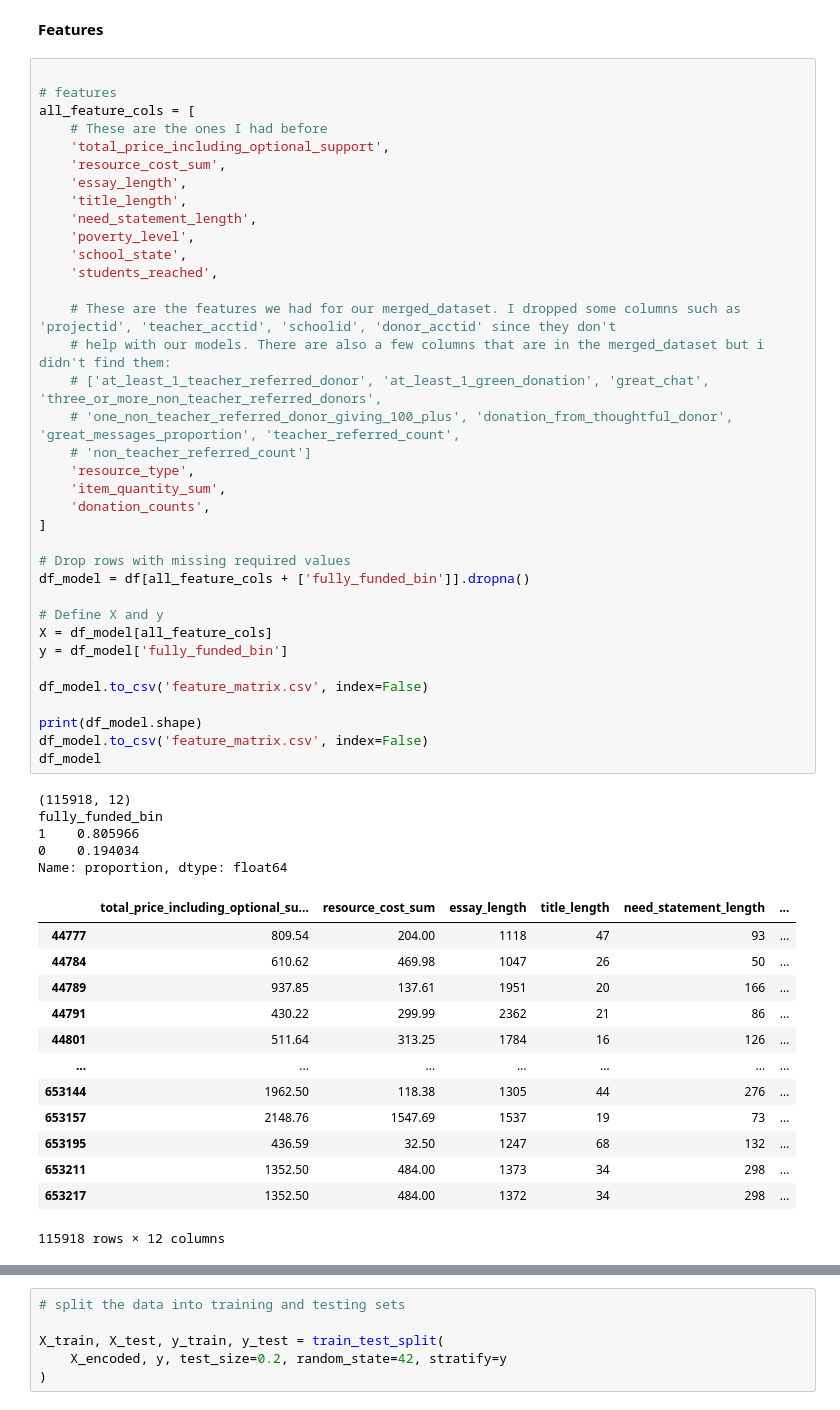
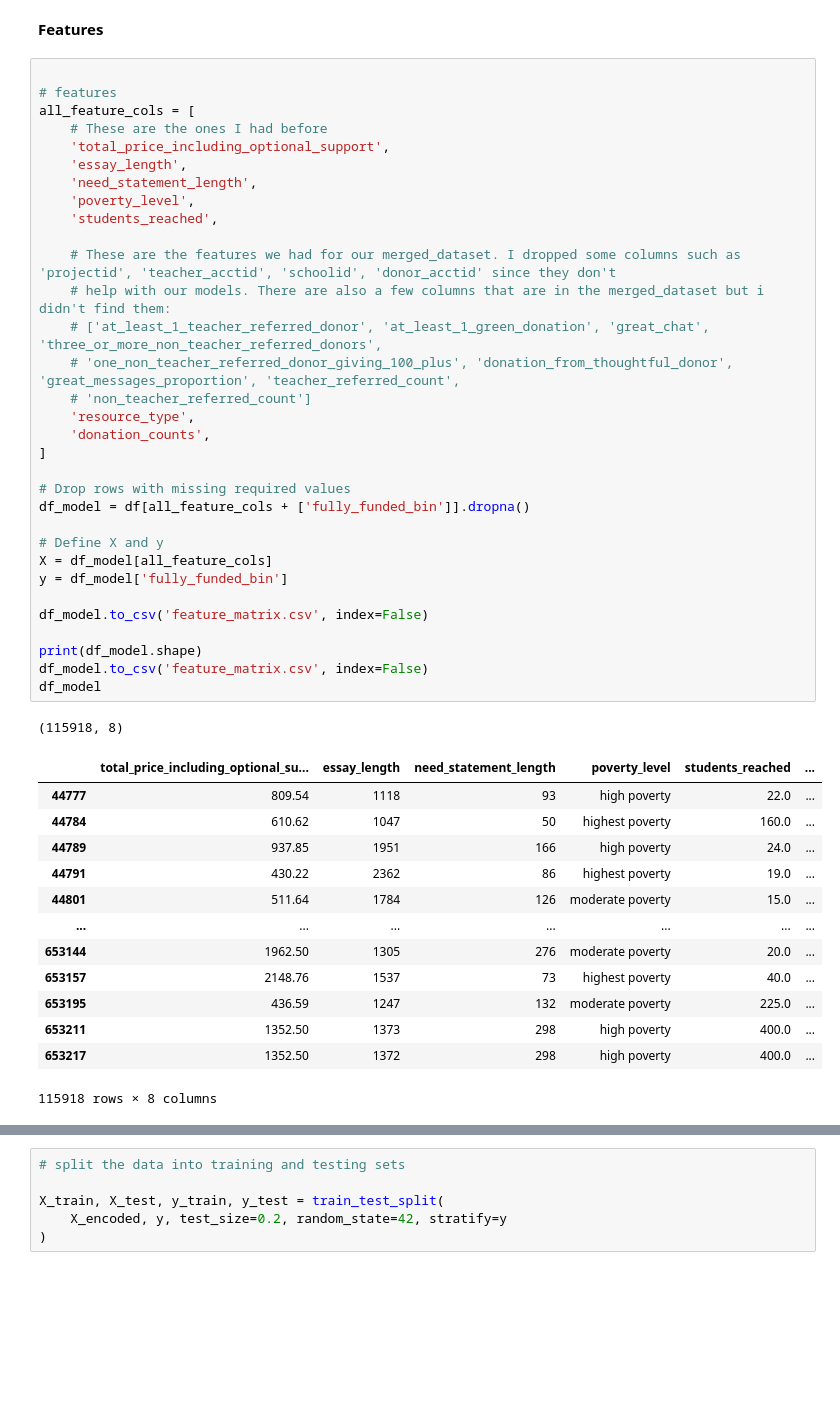
Before and after one commit to anshika2698/ML-PROJECT-GROUP-14, a Jupyter notebook: mlp_updated.ipynb, the cells around one changed output, grey strips where cells are left out. Saved outputs shown, nothing was run; the diff lists cells and outputs as text; blank space fills up the shorter version.

```diff
--- a/mlp_updated.ipynb
+++ b/mlp_updated.ipynb
@@ -149,55 +149,47 @@ Name: count, dtype: int64
 all_feature_cols = [
     # These are the ones I had before
     'total_price_including_optional_support',
-    'resource_cost_sum',
     'essay_length',
-    'title_length',
     'need_statement_length',
     'poverty_level',
-    'school_state',
     'students_reached',
 
     # These are the features we had for our merged_dataset. I dropped some columns such as 'projectid', 'teacher_acctid', 'schoolid', 'donor_acctid' since they don't
     # help with our models. There are also a few columns that are in the merged_dataset but i didn't find them:
     # ['at_least_1_teacher_referred_donor', 'at_least_1_green_donation', 'great_chat', 'three_or_more_non_teacher_referred_donors',
     # 'one_non_teacher_referred_donor_giving_100_plus', 'donation_from_thoughtful_donor', 'great_messages_proportion', 'teacher_referred_count',
     # 'non_teacher_referred_count']
     'resource_type',
-    'item_quantity_sum',
     'donation_counts',
 ]
 
 # Drop rows with missing required values
 df_model = df[all_feature_cols + ['fully_funded_bin']].dropna()
 
 # Define X and y
 X = df_model[all_feature_cols]
 y = df_model['fully_funded_bin']
 
 df_model.to_csv('feature_matrix.csv', index=False)
 
 print(df_model.shape)
 df_model.to_csv('feature_matrix.csv', index=False)
 df_model
 # %% [output]
-(115918, 12)
-fully_funded_bin
-1    0.805966
-0    0.194034
-Name: proportion, dtype: float64
+(115918, 8)
-|  | total_price_including_optional_su... | resource_cost_sum | essay_length | title_length | need_statement_length | ... |
-| 44777 | 809.54 | 204.00 | 1118 | 47 | 93 | ... |
-| 44784 | 610.62 | 469.98 | 1047 | 26 | 50 | ... |
-| 44789 | 937.85 | 137.61 | 1951 | 20 | 166 | ... |
-| 44791 | 430.22 | 299.99 | 2362 | 21 | 86 | ... |
-| 44801 | 511.64 | 313.25 | 1784 | 16 | 126 | ... |
+|  | total_price_including_optional_su... | essay_length | need_statement_length | poverty_level | students_reached | ... |
+| 44777 | 809.54 | 1118 | 93 | high poverty | 22.0 | ... |
+| 44784 | 610.62 | 1047 | 50 | highest poverty | 160.0 | ... |
+| 44789 | 937.85 | 1951 | 166 | high poverty | 24.0 | ... |
+| 44791 | 430.22 | 2362 | 86 | highest poverty | 19.0 | ... |
+| 44801 | 511.64 | 1784 | 126 | moderate poverty | 15.0 | ... |
 | ... | ... | ... | ... | ... | ... | ... |
-| 653144 | 1962.50 | 118.38 | 1305 | 44 | 276 | ... |
-| 653157 | 2148.76 | 1547.69 | 1537 | 19 | 73 | ... |
-| 653195 | 436.59 | 32.50 | 1247 | 68 | 132 | ... |
-| 653211 | 1352.50 | 484.00 | 1373 | 34 | 298 | ... |
-| 653217 | 1352.50 | 484.00 | 1372 | 34 | 298 | ... |
+| 653144 | 1962.50 | 1305 | 276 | moderate poverty | 20.0 | ... |
+| 653157 | 2148.76 | 1537 | 73 | highest poverty | 40.0 | ... |
+| 653195 | 436.59 | 1247 | 132 | moderate poverty | 225.0 | ... |
+| 653211 | 1352.50 | 1373 | 298 | high poverty | 400.0 | ... |
+| 653217 | 1352.50 | 1372 | 298 | high poverty | 400.0 | ... |
-115918 rows × 12 columns
+115918 rows × 8 columns
 # %%
 from sklearn.model_selection import train_test_split
 from sklearn.preprocessing import StandardScaler
```
Also changed, not shown: parts of 10 cells of this notebook.
